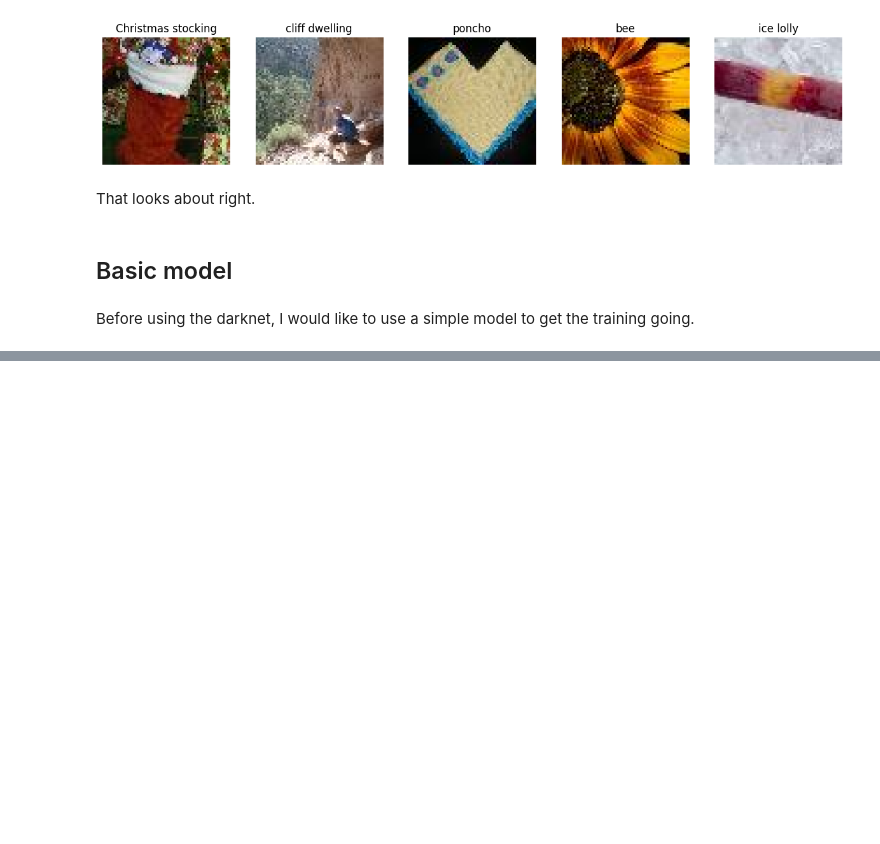
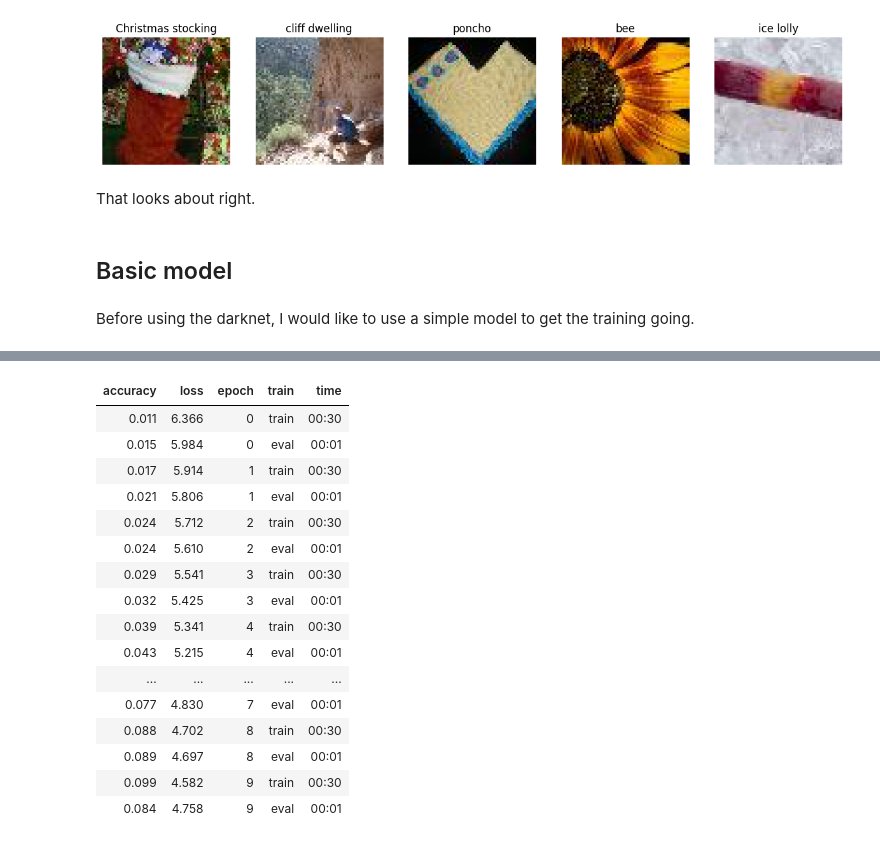
Before and after one commit to galopyz/pilus_project, a Jupyter notebook: nbs/50_darknet.ipynb, the cells around one changed output, grey strips where cells are left out. Saved outputs shown, nothing was run; the diff lists cells and outputs as text; code cells hidden in the pictures; blank space fills up the shorter version.

```diff
--- a/nbs/50_darknet.ipynb
+++ b/nbs/50_darknet.ipynb
@@ -196,0 +288,20 @@ class Darknet19(nn.Module):
+# %%
+learn.fit(10)
+# %% [output]
+| accuracy | loss | epoch | train | time |
+| 0.011 | 6.366 | 0 | train | 00:30 |
+| 0.015 | 5.984 | 0 | eval | 00:01 |
+| 0.017 | 5.914 | 1 | train | 00:30 |
+| 0.021 | 5.806 | 1 | eval | 00:01 |
+| 0.024 | 5.712 | 2 | train | 00:30 |
+| 0.024 | 5.610 | 2 | eval | 00:01 |
+| 0.029 | 5.541 | 3 | train | 00:30 |
+| 0.032 | 5.425 | 3 | eval | 00:01 |
+| 0.039 | 5.341 | 4 | train | 00:30 |
+| 0.043 | 5.215 | 4 | eval | 00:01 |
+| ... | ... | ... | ... | ... |
+| 0.077 | 4.830 | 7 | eval | 00:01 |
+| 0.088 | 4.702 | 8 | train | 00:30 |
+| 0.089 | 4.697 | 8 | eval | 00:01 |
+| 0.099 | 4.582 | 9 | train | 00:30 |
+| 0.084 | 4.758 | 9 | eval | 00:01 |
```
Also changed, not shown: parts of 12 cells of this notebook.
